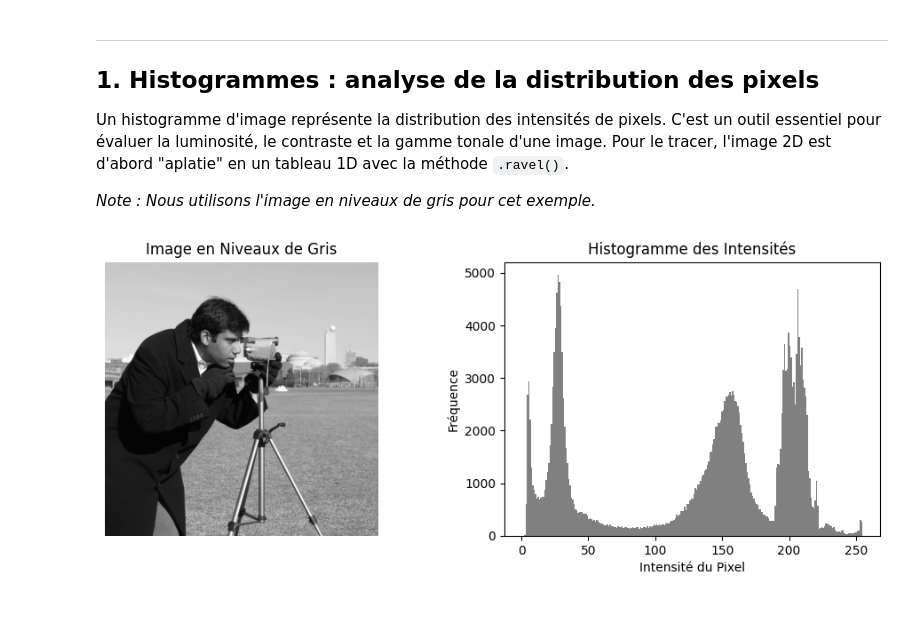
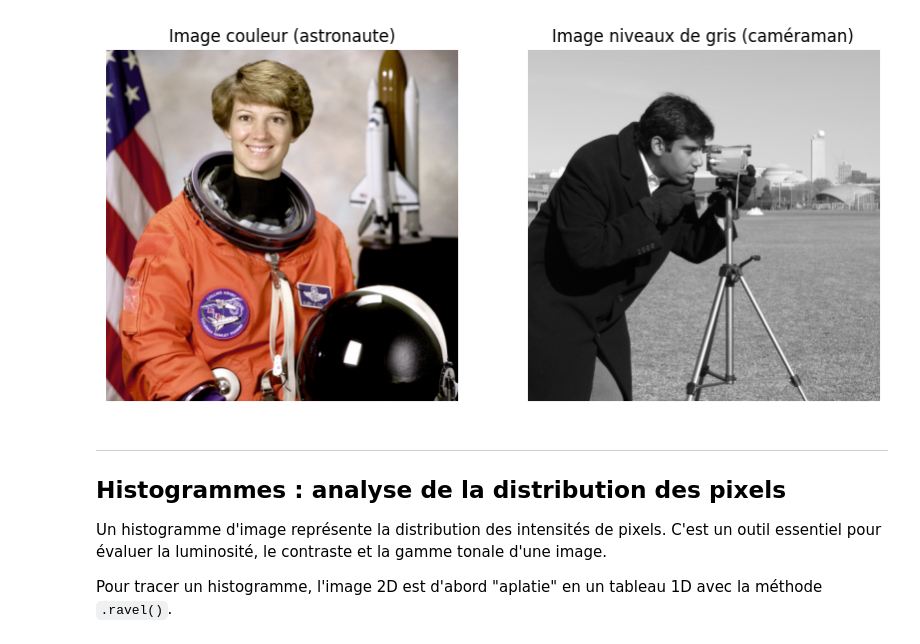
Before and after one commit to frheault/introduction_programmation_python, a Jupyter notebook: fichier_ipynb/e_image_manipulation.ipynb, the cells around one changed output. Drawn from its saved outputs; the diff is of its cells as text; code cells hidden in the pictures; blank space fills up the shorter version.

```diff
--- a/fichier_ipynb/e_image_manipulation.ipynb
+++ b/fichier_ipynb/e_image_manipulation.ipynb
@@ -30,22 +26,26 @@ plt.show()
+# %%
+# Charger deux images de la bibliothèque scikit-image
+image_couleur = data.astronaut()  # Image couleur RGB (512x512x3)
+image_gris = data.camera()        # Image en niveaux de gris (512x512)
+
+# Afficher les deux images
+fig, axes = plt.subplots(1, 2, figsize=(10, 5))
+axes[0].imshow(image_couleur)
+axes[0].set_title("Image couleur (astronaute)")
+axes[0].axis('off')
+
+axes[1].imshow(image_gris, cmap='gray')
+axes[1].set_title("Image niveaux de gris (caméraman)")
+axes[1].axis('off')
+
+plt.show()
+# %% [output]
+[figure, added]
 # %% [markdown]
 ---
 
-## 1. Histogrammes : analyse de la distribution des pixels
+## Histogrammes : analyse de la distribution des pixels
 
-Un histogramme d'image représente la distribution des intensités de pixels. C'est un outil essentiel pour évaluer la luminosité, le contraste et la gamme tonale d'une image. Pour le tracer, l'image 2D est d'abord "aplatie" en un tableau 1D avec la méthode `.ravel()`.
+Un histogramme d'image représente la distribution des intensités de pixels. C'est un outil essentiel pour évaluer la luminosité, le contraste et la gamme tonale d'une image.
 
-*Note : Nous utilisons l'image en niveaux de gris pour cet exemple.*
+Pour tracer un histogramme, l'image 2D est d'abord "aplatie" en un tableau 1D avec la méthode `.ravel()`.
-# %%
-fig, axes = plt.subplots(1, 2, figsize=(12, 4))
-
-axes[0].imshow(image_gris, cmap='gray')
-axes[0].set_title("Image en Niveaux de Gris")
-axes[0].axis('off')
-
-axes[1].hist(image_gris.ravel(), bins=256, range=(0, 255), color='gray')
-axes[1].set_title("Histogramme des Intensités")
-axes[1].set_xlabel("Intensité du Pixel")
-axes[1].set_ylabel("Fréquence")
-plt.show()
-# %% [output]
-[figure, removed]
```
Also changed, not shown: parts of 17 cells of this notebook, 1 other file.
